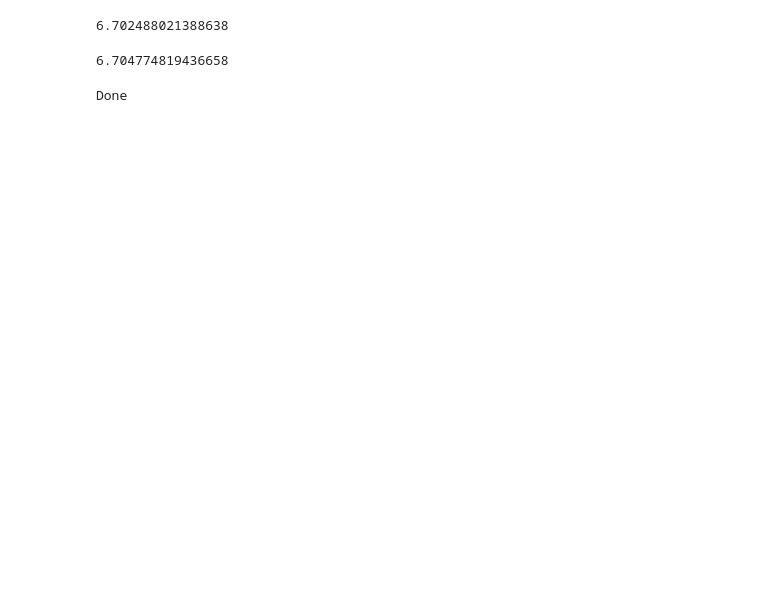
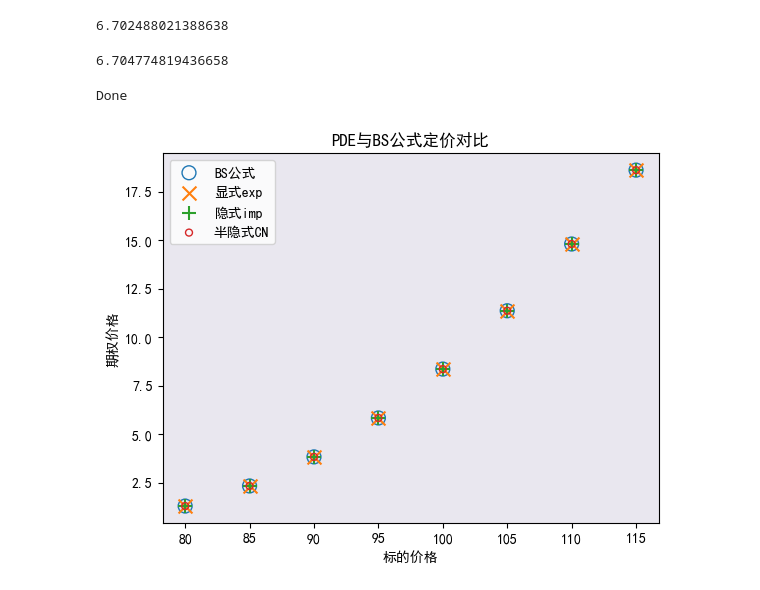
Before and after one commit to GLaDOS0/OTC_option_notebooks, a Jupyter notebook: PDE/FDM_pricing.ipynb, the cells around one changed output. Drawn from its saved outputs; the diff is of its cells as text; code cells hidden in the pictures; blank space fills up the shorter version.

Commit message:
MOD: plotly -> matplotlib

```diff
--- a/PDE/FDM_pricing.ipynb
+++ b/PDE/FDM_pricing.ipynb
@@ -91,19 +91,19 @@ class VanillaPDE():
                     i + 1, j + 1]
 
     def _set_coefficient_(self):
-        """系数矩阵预计算, l、c、u分别是对角线下方lower、主对角线catercorner和对角线上方upper的系数数组"""
+        """系数矩阵预计算, l、d、u分别是对角线下方lower、主对角线diagonal和对角线上方upper的系数数组"""
         # self.i_vec[1:-1] == self.S_vec[1:-1] / self.dS
         drift = (self.r - self.q) * self.i_vec[1:-1]
         diffusion_square = (self.vol * self.i_vec[1:-1]) ** 2
         # 这里是以半隐式的系数写的，之后在_set_matrix_矩阵里整体乘以dt，再乘以theta=1/2。拆出theta是为了兼容隐式。
         self.l = 0.5 * (diffusion_square - drift)
-        self.c = -diffusion_square - self.r
+        self.d = -diffusion_square - self.r
         self.u = 0.5 * (diffusion_square + drift)
 
     def _set_matrix_(self):
         """生成系数矩阵"""
         # 创建三对角矩阵A，用来构造半隐式矩阵M1，M2
-        self.A = sp.diags([self.l[1:], self.c, self.u[:-1]], [-1, 0, 1], format='csc') * self.dt
+        self.A = sp.diags([self.l[1:], self.d, self.u[:-1]], [-1, 0, 1], format='csc') * self.dt
         # 单位矩阵I
         self.I = sp.eye(self.s_step - 1)
         # j 时点的期权价值向量（未知量）的系数矩阵。
@@ -274,0 +219,18 @@ fig.show()
+# %%
+import matplotlib.pyplot as plt
+plt.rcParams["font.sans-serif"] = ["SimHei"]  # 设置中文显示
+plt.rcParams["axes.unicode_minus"] = False  # 解决负号显示为方块的问题
+fig, ax = plt.subplots()
+marker_size = 100
+ax.scatter(price_arr, res["analytic"], edgecolors="#1f77b4", c='none', marker='o', s=marker_size, label="BS公式")
+ax.scatter(price_arr, res["exp"], color="#ff7f0e", marker="x", s=marker_size, label="显式exp")
+ax.scatter(price_arr, res["imp"], color="#2ca02c", marker="+", s=marker_size, label="隐式imp")
+ax.scatter(price_arr, res["CN"], edgecolors="#d62728", c='none', marker=".", s=marker_size, label="半隐式CN")
+ax.set_title('PDE与BS公式定价对比')
+ax.set_xlabel('标的价格')
+ax.set_ylabel('期权价格')
+ax.set_facecolor('#e9e7ef')
+ax.legend()
+plt.show()
+# %% [output]
+[figure, added]
```
Also changed, not shown: parts of 2 cells of this notebook.
